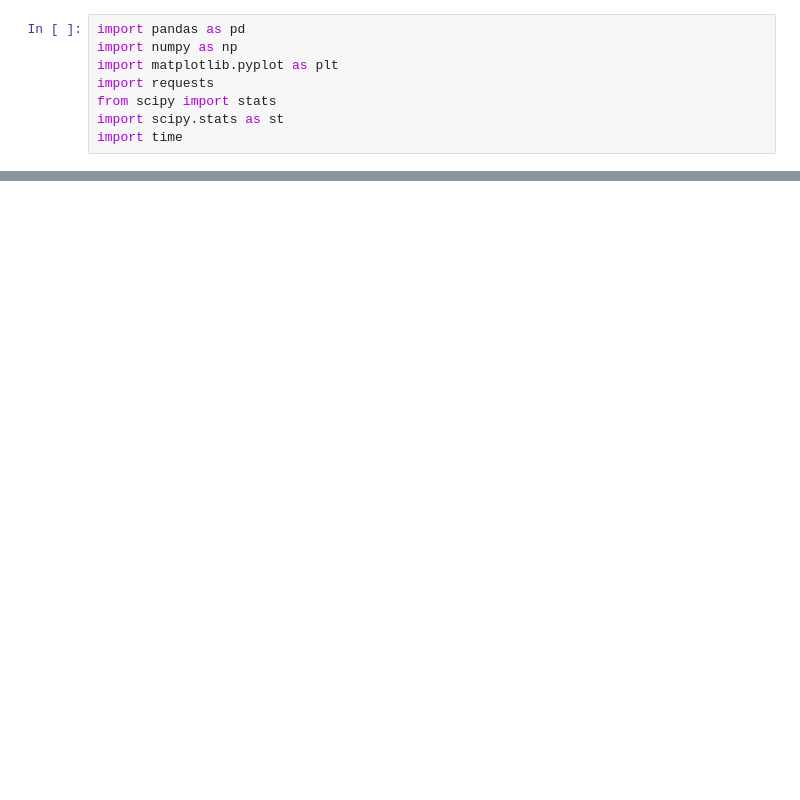
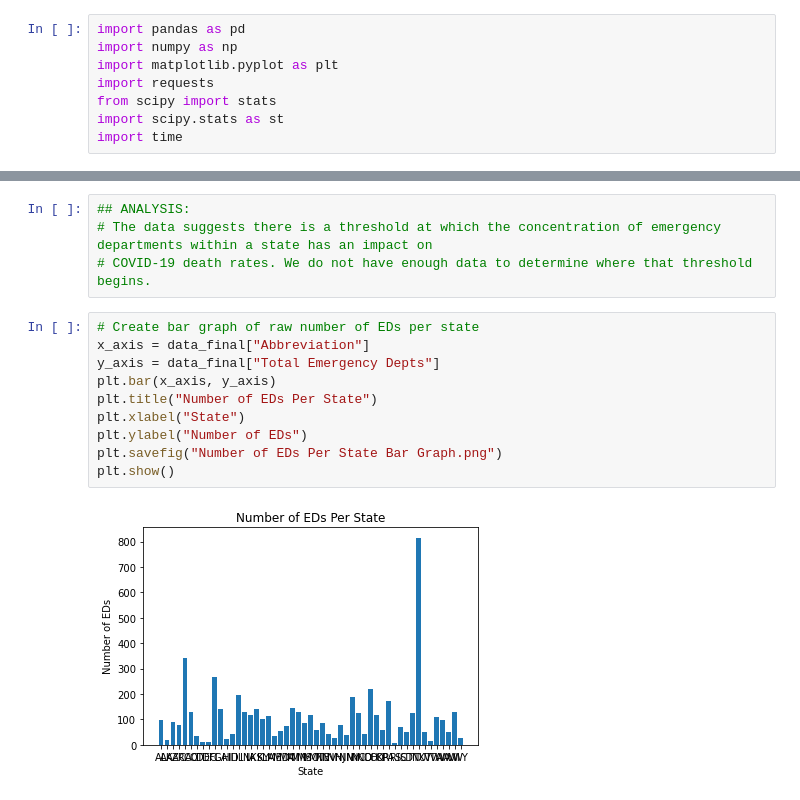
Before and after one commit to LaurenGT/COVID19_DeathRates, a Jupyter notebook: data_analysis/data_viz.ipynb, the cells around one changed output, grey strips where cells are left out. Cells and saved outputs as stored; diff of their text form; blank space fills up the shorter version.

Commit message:
updates to data viz + new images folder

```diff
--- a/data_analysis/data_viz.ipynb
+++ b/data_analysis/data_viz.ipynb
@@ -240,0 +97,16 @@ The correlation coefficient between Emergency Departments Per Capita and Deaths
+# %%
+## ANALYSIS:
+# The data suggests there is a threshold at which the concentration of emergency departments within a state has an impact on
+# COVID-19 death rates. We do not have enough data to determine where that threshold begins.
+# %%
+# Create bar graph of raw number of EDs per state
+x_axis = data_final["Abbreviation"]
+y_axis = data_final["Total Emergency Depts"]
+plt.bar(x_axis, y_axis)
+plt.title("Number of EDs Per State")
+plt.xlabel("State")
+plt.ylabel("Number of EDs")
+plt.savefig("Number of EDs Per State Bar Graph.png")
+plt.show()
+# %% [output]
+[figure, added]
```
Also changed, not shown: parts of 38 cells of this notebook, 6 other files.
